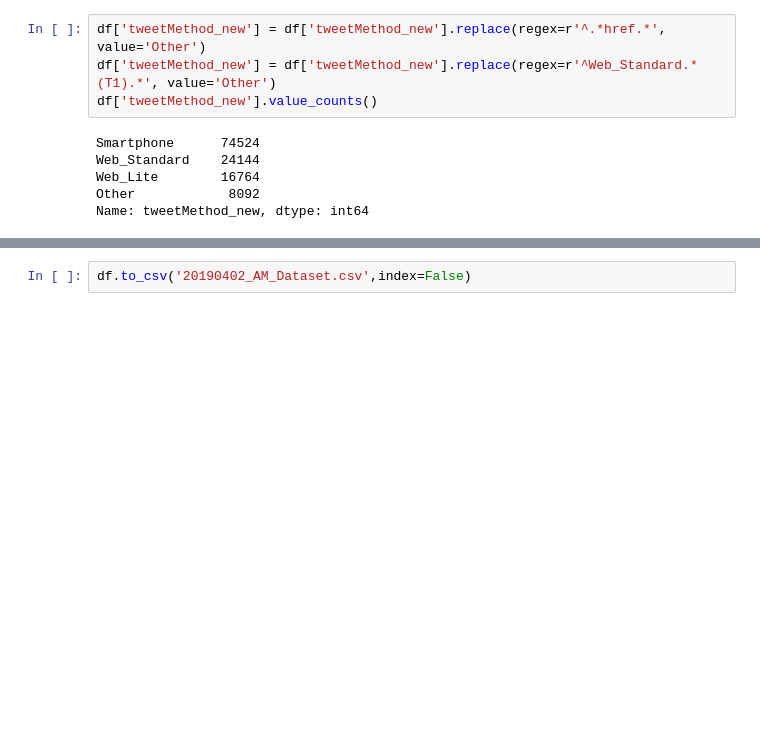
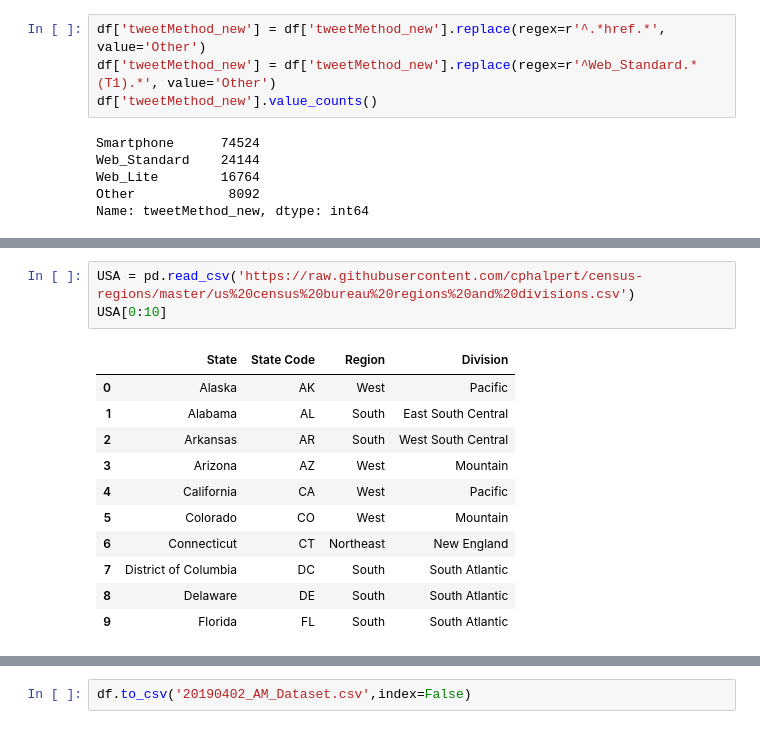
Before and after one commit to menyalas/llcu612Project, a Jupyter notebook: 20190402_AM_Dataset.ipynb, the cells around one changed output, grey strips where cells are left out. Saved outputs shown, nothing was run; the diff lists cells and outputs as text; blank space fills up the shorter version.

```diff
--- a/20190402_AM_Dataset.ipynb
+++ b/20190402_AM_Dataset.ipynb
@@ -157,0 +218,15 @@ Name: tweetDate_new, dtype: int64
+# %%
+USA = pd.read_csv('https://raw.githubusercontent.com/cphalpert/census-regions/master/us%20census%20bureau%20regions%20and%20divisions.csv')
+USA[0:10]
+# %% [output]
+|  | State | State Code | Region | Division |
+| 0 | Alaska | AK | West | Pacific |
+| 1 | Alabama | AL | South | East South Central |
+| 2 | Arkansas | AR | South | West South Central |
+| 3 | Arizona | AZ | West | Mountain |
+| 4 | California | CA | West | Pacific |
+| 5 | Colorado | CO | West | Mountain |
+| 6 | Connecticut | CT | Northeast | New England |
+| 7 | District of Columbia | DC | South | South Atlantic |
+| 8 | Delaware | DE | South | South Atlantic |
+| 9 | Florida | FL | South | South Atlantic |
```
Also changed, not shown: parts of 27 cells of this notebook.
